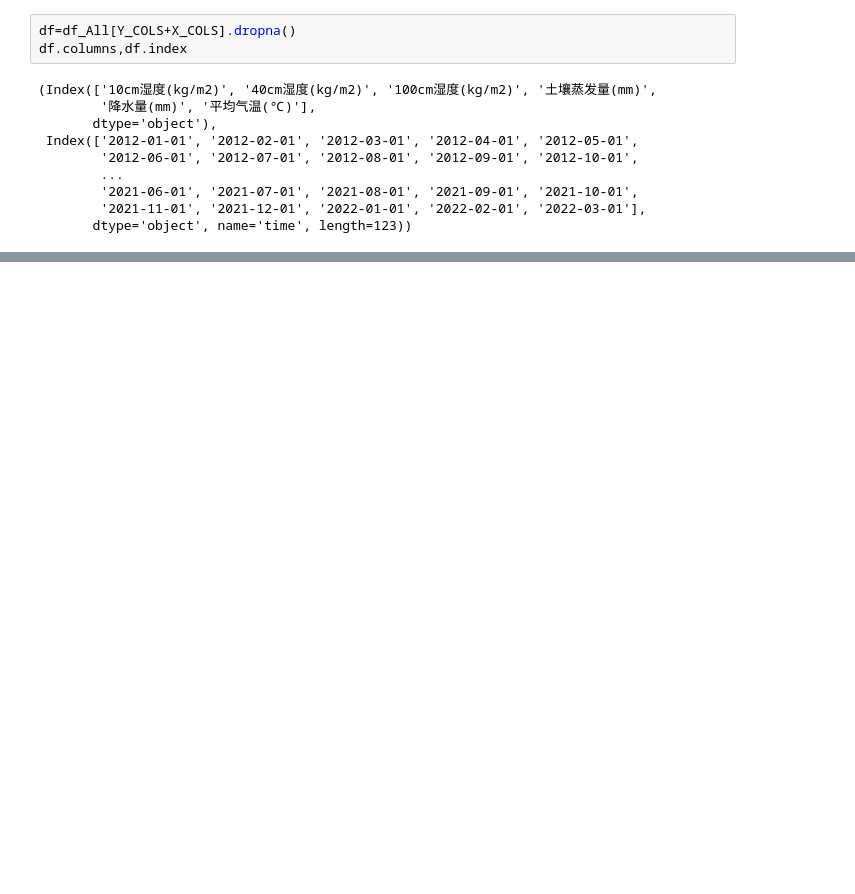
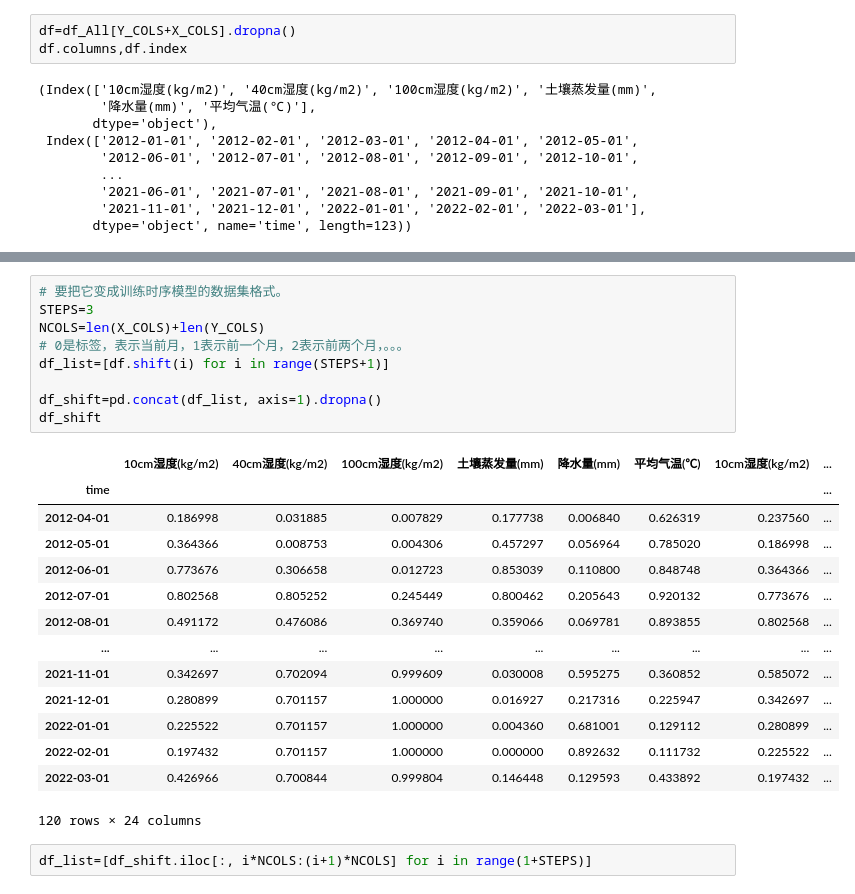
Before and after one commit to cgsdfc/huawei-cup19-problem-e, a Jupyter notebook: 问题2-训练数据.ipynb, the cells around one changed output, grey strips where cells are left out. Drawn from its saved outputs; the diff is of its cells as text; blank space fills up the shorter version.

```diff
--- a/问题2-训练数据.ipynb
+++ b/问题2-训练数据.ipynb
@@ -115,3 +124,29 @@ df
 px.line(df).update_layout(xaxis_title='时间',yaxis_title='取值',legend_title='变量', title='问题2 自变量和因变量的时序图')
 # %% [output]
 [interactive output not drawn]
+# %%
+# 要把它变成训练时序模型的数据集格式。
+STEPS=3
+NCOLS=len(X_COLS)+len(Y_COLS)
+# 0是标签，表示当前月，1表示前一个月，2表示前两个月，。。。
+df_list=[df.shift(i) for i in range(STEPS+1)]
+
+df_shift=pd.concat(df_list, axis=1).dropna()
+df_shift
+# %% [output]
+|  | 10cm湿度(kg/m2) | 40cm湿度(kg/m2) | 100cm湿度(kg/m2) | 土壤蒸发量(mm) | 降水量(mm) | 平均气温(℃) | 10cm湿度(kg/m2) | ... |
+| time |  |  |  |  |  |  |  | ... |
+| 2012-04-01 | 0.186998 | 0.031885 | 0.007829 | 0.177738 | 0.006840 | 0.626319 | 0.237560 | ... |
+| 2012-05-01 | 0.364366 | 0.008753 | 0.004306 | 0.457297 | 0.056964 | 0.785020 | 0.186998 | ... |
+| 2012-06-01 | 0.773676 | 0.306658 | 0.012723 | 0.853039 | 0.110800 | 0.848748 | 0.364366 | ... |
+| 2012-07-01 | 0.802568 | 0.805252 | 0.245449 | 0.800462 | 0.205643 | 0.920132 | 0.773676 | ... |
+| 2012-08-01 | 0.491172 | 0.476086 | 0.369740 | 0.359066 | 0.069781 | 0.893855 | 0.802568 | ... |
+| ... | ... | ... | ... | ... | ... | ... | ... | ... |
+| 2021-11-01 | 0.342697 | 0.702094 | 0.999609 | 0.030008 | 0.595275 | 0.360852 | 0.585072 | ... |
+| 2021-12-01 | 0.280899 | 0.701157 | 1.000000 | 0.016927 | 0.217316 | 0.225947 | 0.342697 | ... |
+| 2022-01-01 | 0.225522 | 0.701157 | 1.000000 | 0.004360 | 0.681001 | 0.129112 | 0.280899 | ... |
+| 2022-02-01 | 0.197432 | 0.701157 | 1.000000 | 0.000000 | 0.892632 | 0.111732 | 0.225522 | ... |
+| 2022-03-01 | 0.426966 | 0.700844 | 0.999804 | 0.146448 | 0.129593 | 0.433892 | 0.197432 | ... |
+120 rows × 24 columns
+# %%
+df_list=[df_shift.iloc[:, i*NCOLS:(i+1)*NCOLS] for i in range(1+STEPS)]
```
Also changed, not shown: parts of 23 cells of this notebook, 3 other files.
